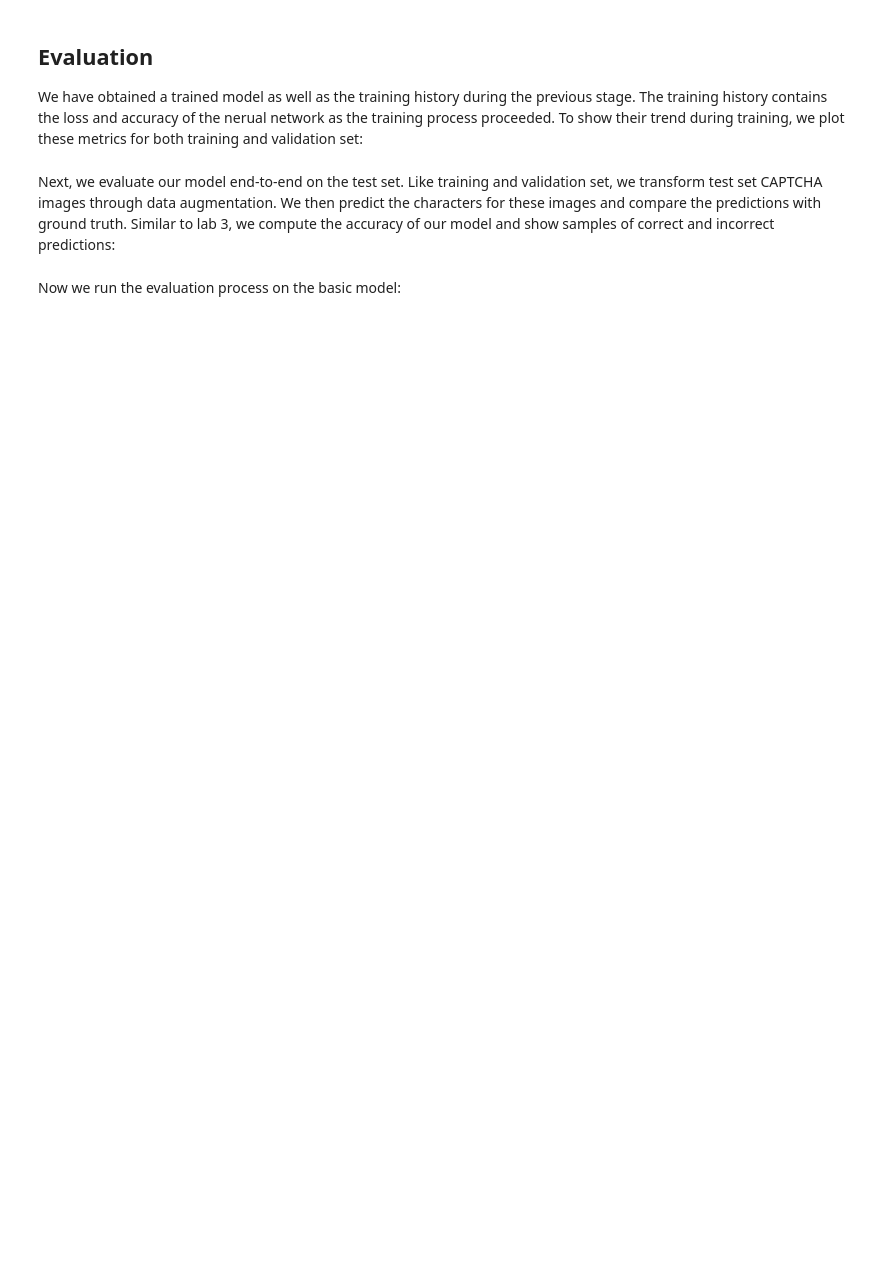
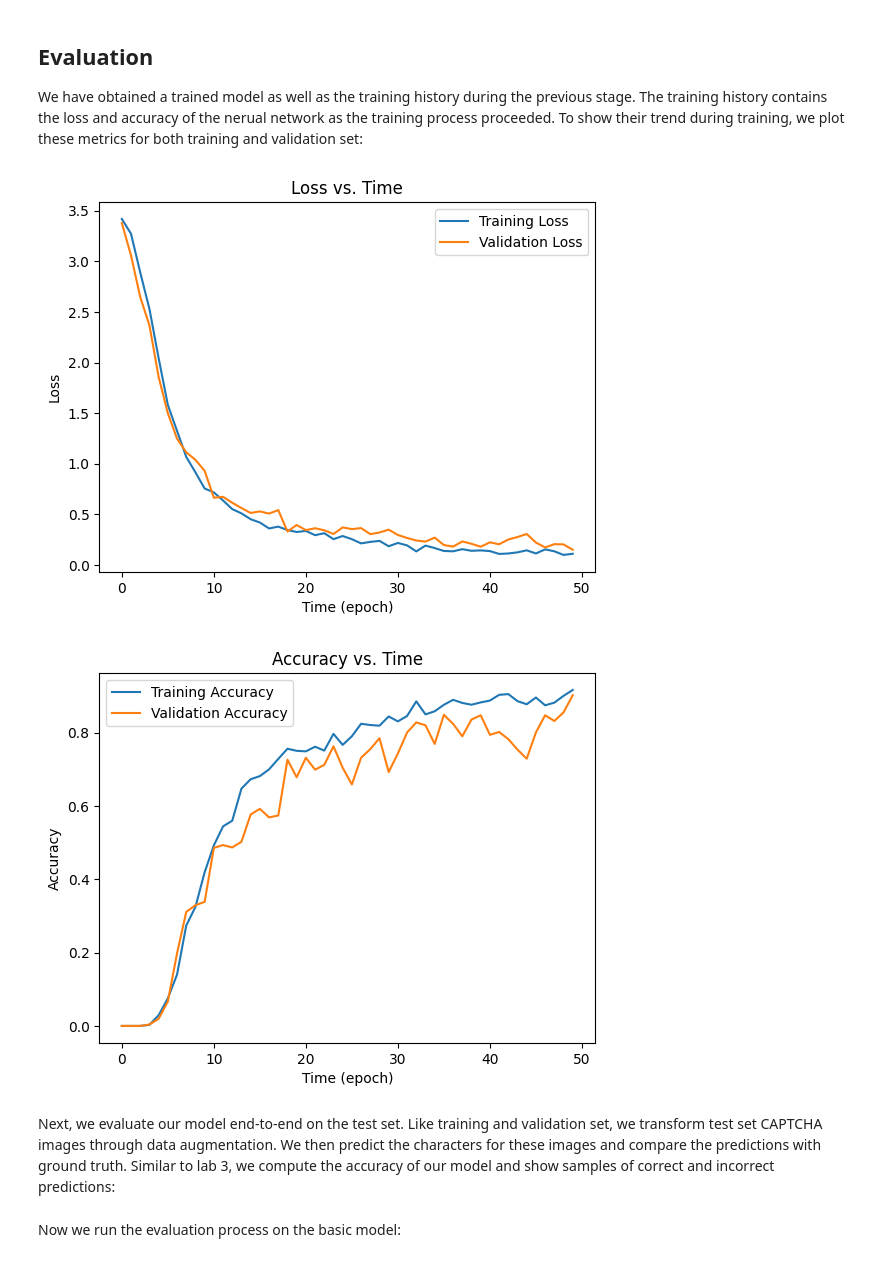
Before and after one commit to Geeoon/EE-467-Projects, a Jupyter notebook: assignment2/homework_2_student_20260121.ipynb, the cells around one changed output. Cells and saved outputs as stored; diff of their text form; code cells hidden in the pictures; blank space fills up the shorter version.

```diff
--- a/assignment2/homework_2_student_20260121.ipynb
+++ b/assignment2/homework_2_student_20260121.ipynb
@@ -418,13 +484,43 @@ We have obtained a trained model as well as the training history during the prev
 # %%
 from matplotlib import pyplot as plt
 
 ## [ TODO ]
 # 1) Plot the loss of the model during training for both training set and validation set.
 #    (Hint: for history list of dicts, training loss is `history[epoch]["loss_train"]` and `history[epoch]["loss_vali"]`)
 # 2) Plot the accuracy of the model during training for both training set and validation set.
 #    (Hint: for history list of dicts, training accuracy is `history[epoch]["acc_train"]` and `history[epoch]["acc_vali"]`)
 #    (Note: plot all curves for the same metric on the same graph for comparison)
-raise NotImplementedError
+
+epoch_list = range(len(history_basic))
+loss_train_list = []
+loss_vali_list = []
+acc_train_list = []
+acc_vali_list = []
+
+for i in history_basic:
+    loss_train_list.append(i['loss_train'])
+    loss_vali_list.append(i['loss_vali'])
+    acc_train_list.append(i['acc_train'])
+    acc_vali_list.append(i['acc_vali'])
+
+plt.title("Loss vs. Time")
+plt.xlabel("Time (epoch)")
+plt.ylabel("Loss")
+plt.plot(epoch_list, loss_train_list, label="Training Loss")
+plt.plot(epoch_list, loss_vali_list, label="Validation Loss")
+plt.legend()
+plt.show()
+
+plt.title("Accuracy vs. Time")
+plt.xlabel("Time (epoch)")
+plt.ylabel("Accuracy")
+plt.plot(epoch_list, acc_train_list, label="Training Accuracy")
+plt.plot(epoch_list, acc_vali_list, label="Validation Accuracy")
+plt.legend()
+plt.show()
+# %% [output]
+[figure, added]
+[figure, added]
 # %% [markdown]
 Next, we evaluate our model end-to-end on the test set. Like training and validation set, we transform test set CAPTCHA images through data augmentation. We then predict the characters for these images and compare the predictions with ground truth. Similar to lab 3, we compute the accuracy of our model and show samples of correct and incorrect predictions:
 # %%
```
Also changed, not shown: parts of 6 cells of this notebook, 1 other file.
